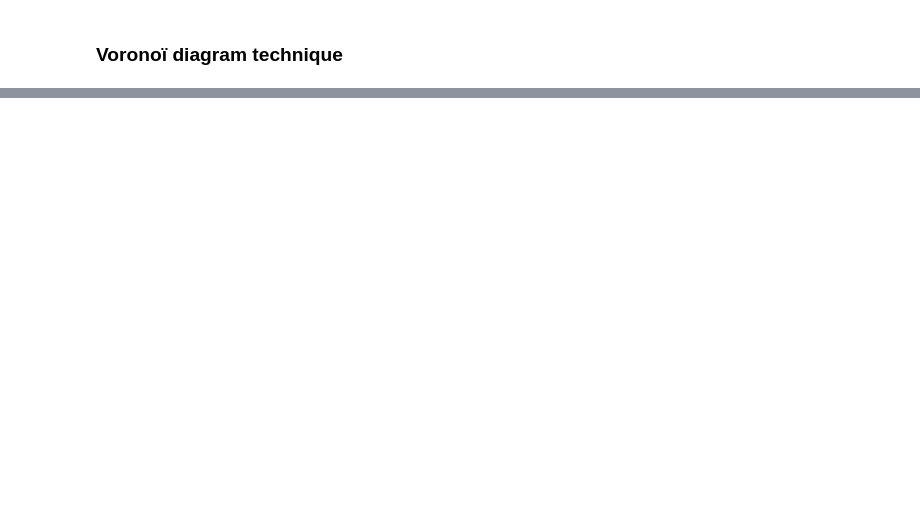
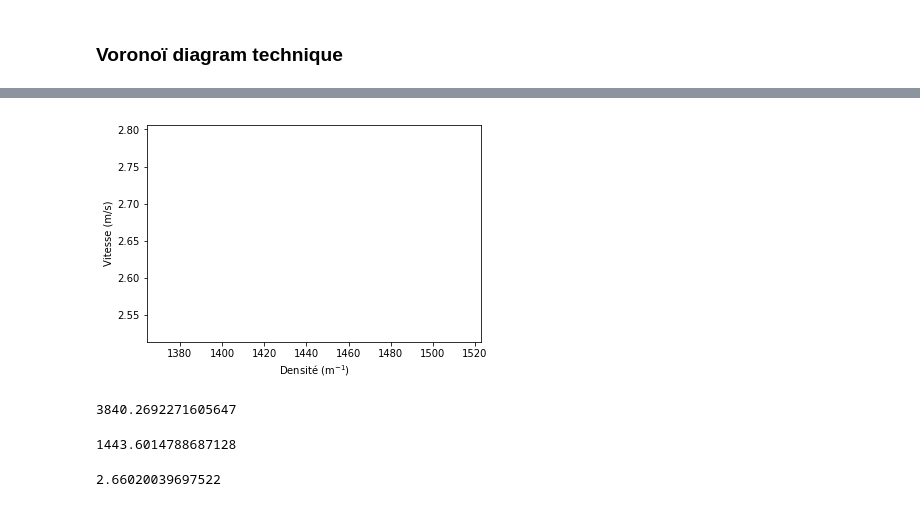
Before and after one commit to FinestStone/CIV6705, a Jupyter notebook: Projet/Projet.ipynb, the cells around one changed output, grey strips where cells are left out. Cells and saved outputs as stored; diff of their text form; code cells hidden in the pictures; blank space fills up the shorter version.

```diff
--- a/Projet/Projet.ipynb
+++ b/Projet/Projet.ipynb
@@ -30,0 +295,4 @@ frameRate = 30
+# %%
+entriesList = entries.trajectoryID.tolist()
+
+exits = findExits(box, entriesList)
@@ -30,0 +313,48 @@ frameRate = 30
+# %%
+def computeTime(trajID):
+    # Find the dataframe corresponding to the desired ID
+    trajectoryEntryDataFrame = entries.loc[entries.trajectoryID == trajID]
+    trajectoryExitDataFrame  = exits.loc[exits.trajectoryID == trajID]
+
+    # Extract the first and final frame values
+    t_ini = trajectoryEntryDataFrame.frameInit.values[0]
+    t_las = trajectoryExitDataFrame.frameLast.values[0]
+
+    return (t_las - t_ini) / frameRate
+# %%
+frameRate = 30
+delatT    = 90*frameRate
+# %%
+sumOfDistances = 0
+sumOftime      = 0
+
+for tID in entriesList:
+    sumOfDistances += computeDistance(tID)
+    sumOftime      += computeTime(tID)
+
+XY = PolygonArea(limits)
+T  = delatT/frameRate
+
+q = sumOfDistances/T*XY
+k = sumOftime/T*XY
+v = sumOfDistances/sumOftime
+# %%
+plt.plot(k,v)
+# plt.title()
+plt.xlabel(r'Densité (m$^{-1}$)')
+plt.ylabel("Vitesse (m/s)")
+plt.show()
+# %% [output]
+[figure, added]
+# %%
+q
+# %% [output]
+3840.2692271605647
+# %%
+k
+# %% [output]
+1443.6014788687128
+# %%
+v
+# %% [output]
+2.66020039697522
```
Also changed, not shown: parts of 20 cells of this notebook.
